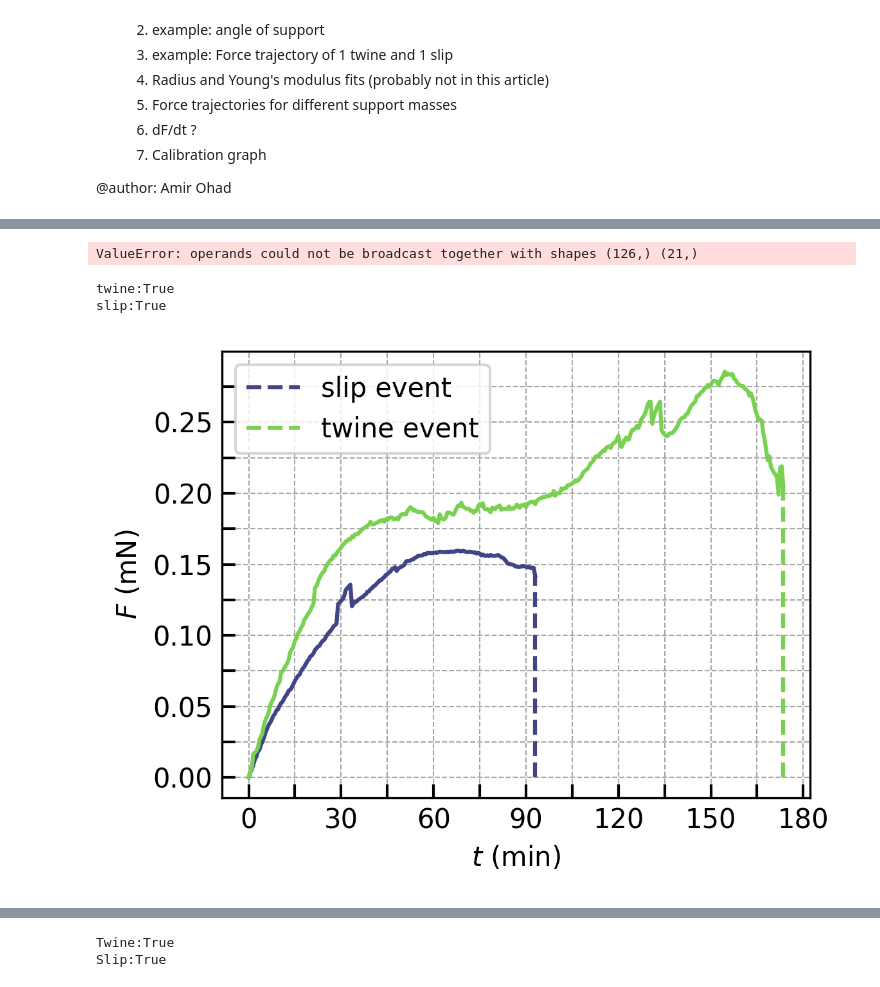
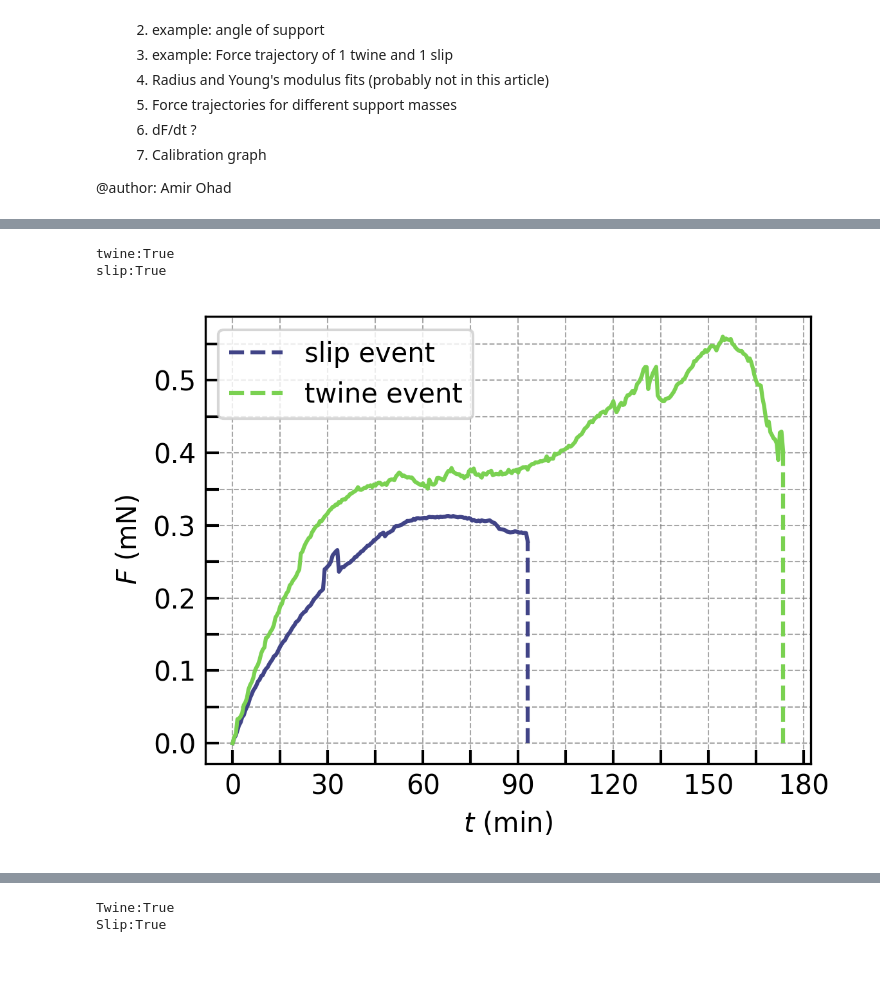
Before and after one commit to amirohad/Repo_article0, a Jupyter notebook: article0_notebook.ipynb, the cells around one changed output, grey strips where cells are left out. Cells and saved outputs as stored; diff of their text form; code cells hidden in the pictures.

Commit message:
updating length extractions
fixing bugs and updating calculations and stuff

```diff
--- a/article0_notebook.ipynb
+++ b/article0_notebook.ipynb
@@ -176,7 +177,7 @@ for i in tqdm(range(N)): # N
 
     if i==0 or exp!=plants[-1].exp_num: # append new plant with data from pandas
         #basic data
-        plants.append(exp2funcs_clean.Plant(data_panda,basepath,i,exp))
+        plants.append(exp2funcs.Plant(data_panda,basepath,i,exp))
         # view dependent data
         plants[-1].view_data(data_panda,i)
         # circumnutation data
@@ -193,7 +194,7 @@ for i in tqdm(range(N)): # N
     # add new event to list
     if len(events)==0 or events[-1].event_num != event or \
         events[-1].p.exp_num != exp:
-        events.append(exp2funcs_clean.Event(plants[-1],data_panda,i))
+        events.append(exp2funcs.Event(plants[-1],data_panda,i))
     events[-1].event_num = event
 
     # view dependent data
@@ -209,36 +210,39 @@ for i in tqdm(range(N)): # N
     # calc
     events[-1].event_calc_variables(view)
     # print(f'i={i}, exp number {exp}, {event}') # print progress
-# %% [output]
-ValueError: operands could not be broadcast together with shapes (126,) (21,)
 # %%
-# slip and twine trajectories 2
+# slip and twine trajectories - old calculation
 i_slip = 26
 i_twine = 41
 fig, ax = plt.subplots(1,1,figsize=(4,3),dpi=300)
-plt.plot(events[i_slip].timer/60,np.multiply(events[i_slip].F_bean,mg2mN),
-         color=cmap(0.2))
-plt.plot(events[i_twine].timer/60,np.multiply(events[i_twine].F_bean,mg2mN),
-         color=cmap(0.8))
+
+# converting force in mg to mN
+# plt.plot(events[i_slip].timer/60,np.multiply(events[i_slip].F_bean,mg2mN),
+#          color=cmap(0.2))
+# plt.plot(events[i_twine].timer/60,np.multiply(events[i_twine].F_bean,mg2mN),
+#          color=cmap(0.8))
+# presenting force in mg
+plt.plot(events[i_slip].timer/60,events[i_slip].F_bean,color=cmap(0.2))
+plt.plot(events[i_twine].timer/60,events[i_twine].F_bean,color=cmap(0.8))
 plt.xlabel(r'$t$ (min)') #,fontsize=fs)
 plt.ylabel(r'$F$ (mN)') #,fontsize=fs)
 # plt.legend(['twine event','slip event'])
 plt.vlines(events[i_slip].timer[-1]/60, 0,
-           events[i_slip].F_bean[-1]*mg2mN, color=cmap(0.2),
+           events[i_slip].F_bean[-1], color=cmap(0.2),
            linestyle='dashed',label='slip event')
 plt.vlines(events[i_twine].timer[-1]/60, 0,
-           events[i_twine].F_bean[-1]*mg2mN, color=cmap(0.8),
+           events[i_twine].F_bean[-1], color=cmap(0.8),
            linestyle='dashed',label='twine event')
 plt.legend()
 
 print("twine:"+ str(events[i_twine].twine_state==1))
 print("slip:"+ str( events[i_slip].twine_state==0))
 
-uf.set_grid(plt.gca(),150,0.25)
+uf.set_grid(plt.gca(),150,0.5)
 plt.tight_layout()
 plt.show()
 fig.savefig(save_folder+r'\twine_slip_events.png',dpi=300)
 # %% [output]
 twine:True
 slip:True
-[figure, old version]
+[figure, new version]
```
Also changed, not shown: parts of 2 cells of this notebook, 3 other files.
